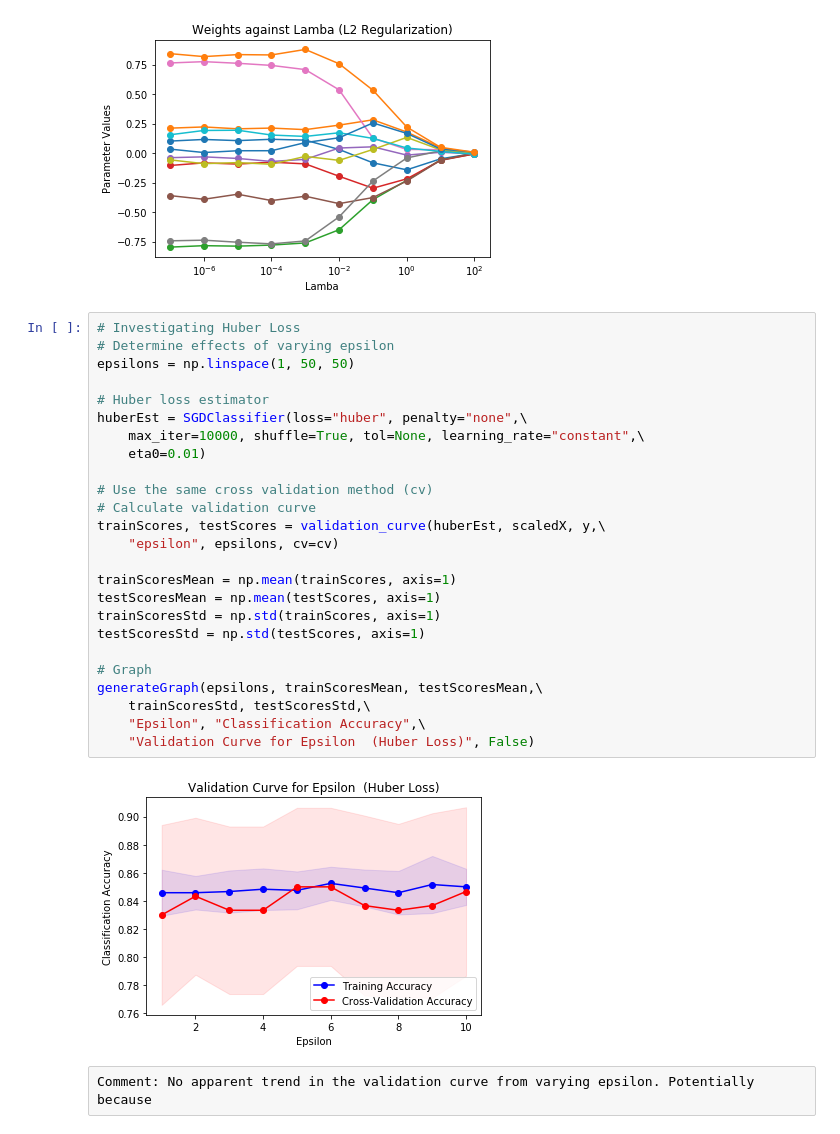
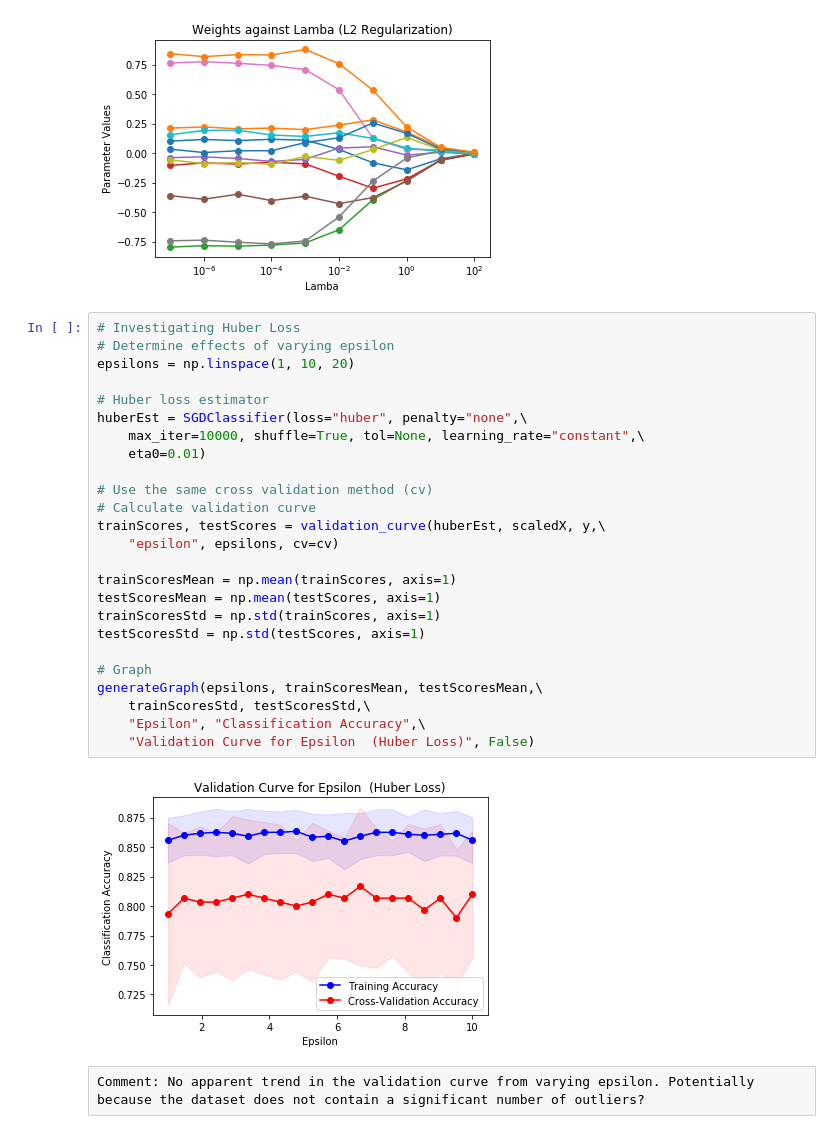
Before and after one commit to ycheng14799/MLProgrammingAssignmentWeek3, a Jupyter notebook: LinearClassifierVersion2.ipynb, the cells around one changed output. Drawn from its saved outputs; the diff is of its cells as text.

```diff
--- a/LinearClassifierVersion2.ipynb
+++ b/LinearClassifierVersion2.ipynb
@@ -312,29 +312,29 @@ Text(0.5, 1.0, 'Weights against Lamba (L2 Regularization)')
 # %%
 # Investigating Huber Loss
 # Determine effects of varying epsilon
-epsilons = np.linspace(1, 50, 50)
+epsilons = np.linspace(1, 10, 20)
 
 # Huber loss estimator
 huberEst = SGDClassifier(loss="huber", penalty="none",\
     max_iter=10000, shuffle=True, tol=None, learning_rate="constant",\
     eta0=0.01)
 
 # Use the same cross validation method (cv)
 # Calculate validation curve
 trainScores, testScores = validation_curve(huberEst, scaledX, y,\
     "epsilon", epsilons, cv=cv)
 
 trainScoresMean = np.mean(trainScores, axis=1)
 testScoresMean = np.mean(testScores, axis=1)
 trainScoresStd = np.std(trainScores, axis=1)
 testScoresStd = np.std(testScores, axis=1)
 
 # Graph
 generateGraph(epsilons, trainScoresMean, testScoresMean,\
     trainScoresStd, testScoresStd,\
     "Epsilon", "Classification Accuracy",\
     "Validation Curve for Epsilon  (Huber Loss)", False)
 # %% [output]
-[figure, old version]
+[figure, new version]
 # %% [raw]
-Comment: No apparent trend in the validation curve from varying epsilon. Potentially because
+Comment: No apparent trend in the validation curve from varying epsilon. Potentially because the dataset does not contain a significant number of outliers?
```
Also changed, not shown: parts of 2 cells of this notebook, 2 other files.
